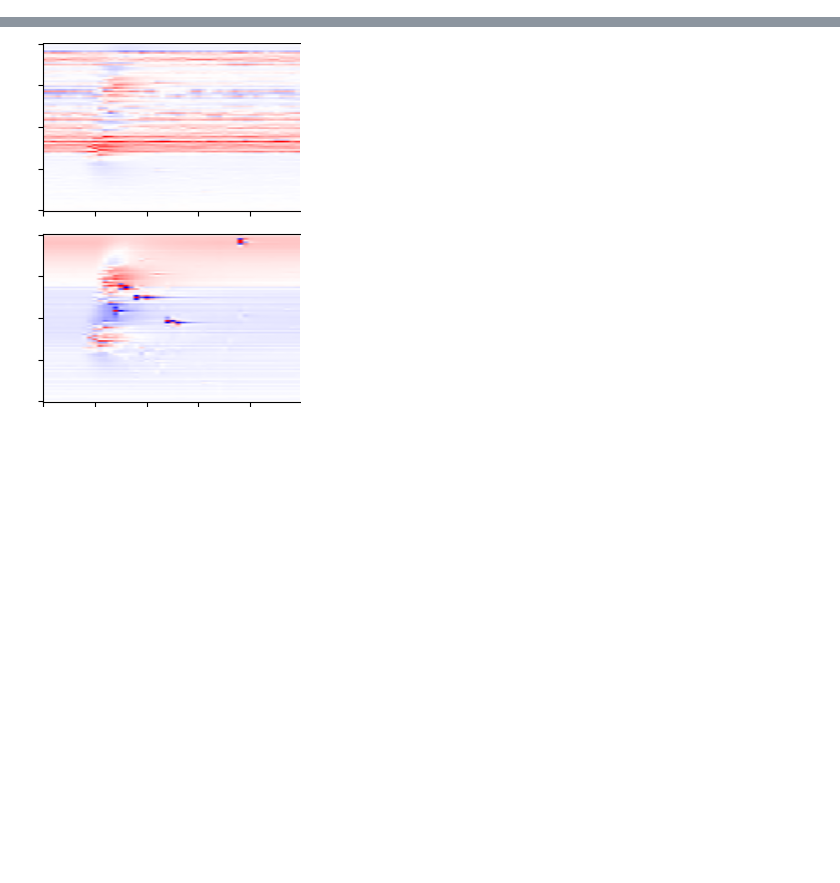
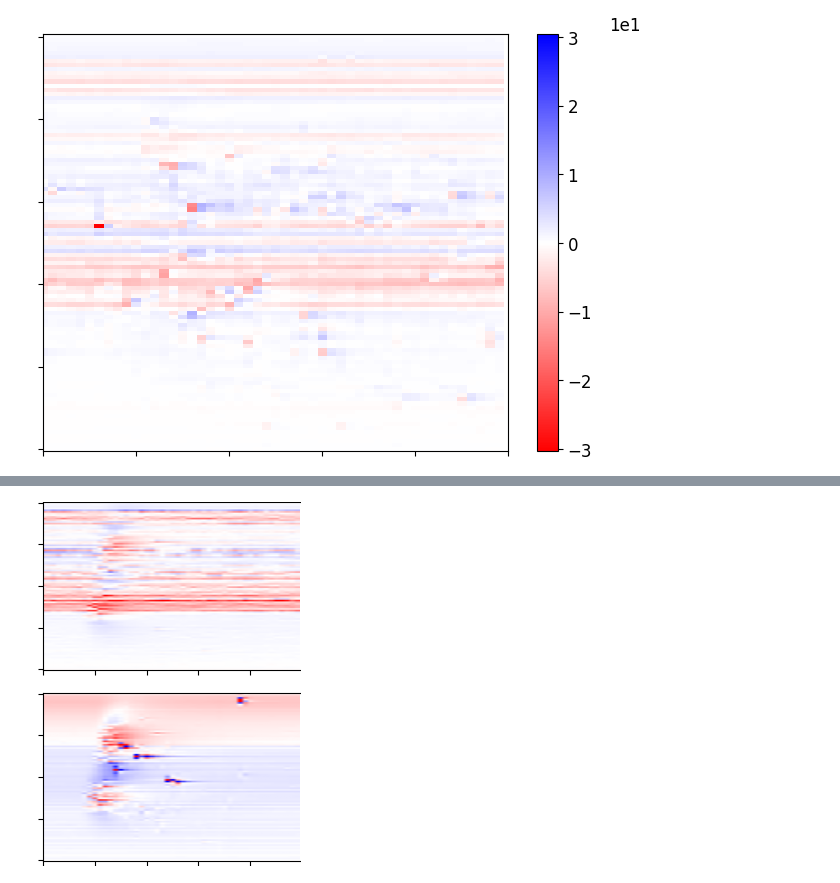
Before and after one commit to joseph-tharayil/csd_paper, a Jupyter notebook: hypothesisTesting/hypotheses.ipynb, the cells around one changed output, grey strips where cells are left out. Saved outputs shown, nothing was run; the diff lists cells and outputs as text; code cells hidden in the pictures; blank space fills up the shorter version.

Commit message:
Adds visualizations

```diff
--- a/hypothesisTesting/hypotheses.ipynb
+++ b/hypothesisTesting/hypotheses.ipynb
@@ -274,6 +274,13 @@ def produce_oCSD_all(data,lfp_idx,disk_fullDensity_idx):
             objective_disk_quarter_lowRes[:,l] = objective_disk_half_lowRes[:,2*l]+.5*objective_disk_half_lowRes[:,2*l-1]+.5*objective_disk_half_lowRes[:,2*l+1]
 
     return objective_disk_full_highRes, objective_disk_full_lowRes, objective_disk_half_lowRes, objective_disk_quarter_lowRes
+# %%
+hro = np.load('/mnt/c/Users/tharayil/Downloads/csd_paper/radii/total.npy')[50:-1]
+# %%
+fig, ax = plt.subplots(1,1)
+plotFig(ax,hro[:,303:404].T)
+# %% [output]
+[figure, added]
 # %%
 #highResOriginal = np.load('/mnt/c/Users/tharayil/Downloads/csd_paper/highRes/total.npy')[1500:1550] # Loads LFP and oCSD averaged over trials, 20 um spacing, rho=500um
 highResOriginal = np.load('/mnt/c/Users/tharayil/Documents/csdRevisions/csd_paper/hypothesisTesting/nonshiftedPositions_rerun/total_4.npy')/4
```
Also changed, not shown: parts of 2 cells of this notebook, 13 other files.
